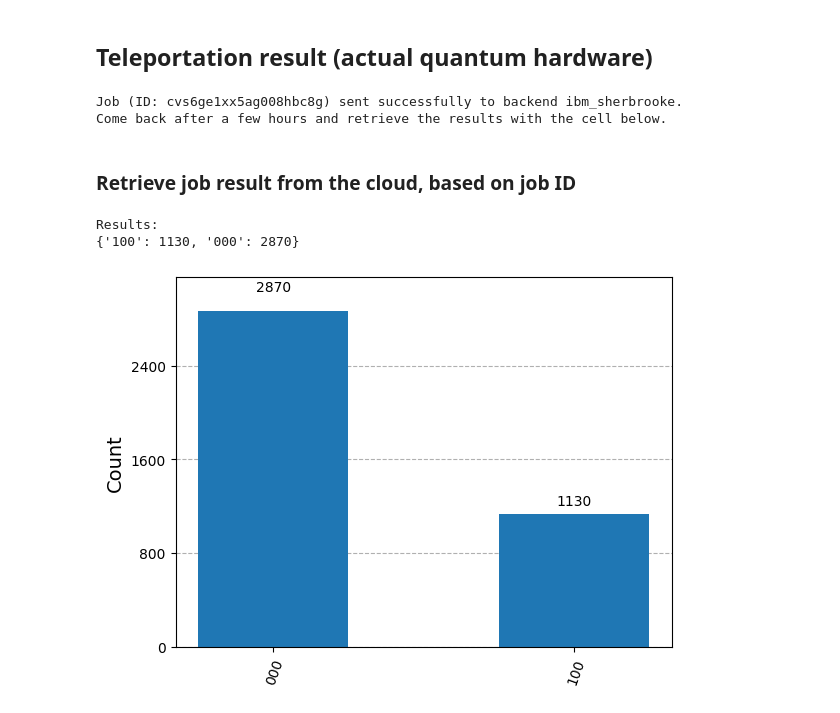
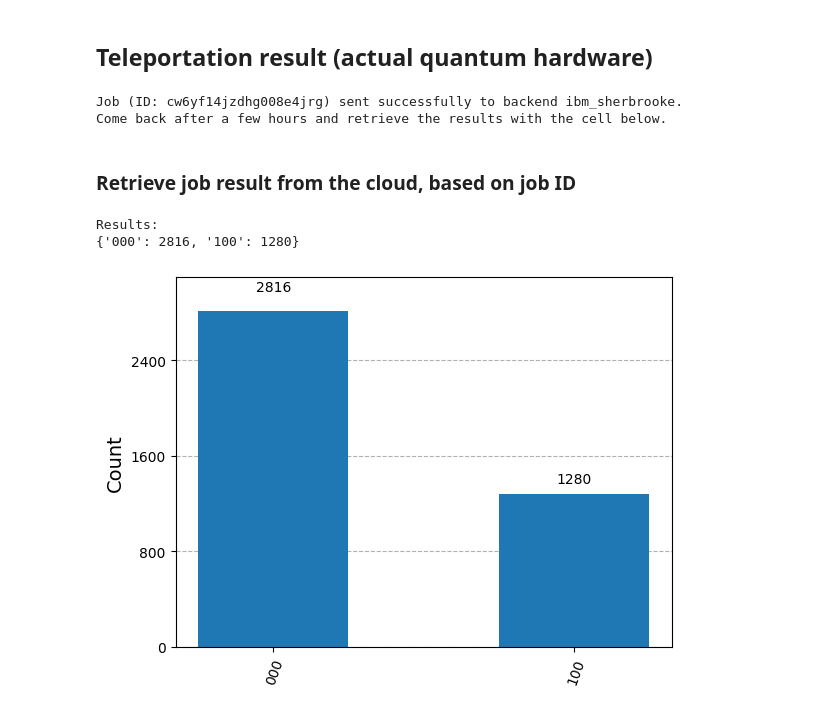
Before and after one commit to NinhVDT/mach_luong_tu_co_ban, a Jupyter notebook: quantum_tele_qiskit_one.ipynb, the cells around one changed output. Drawn from its saved outputs; the diff is of its cells as text; code cells hidden in the pictures.

Commit message:
updated online portions to be using sampler V2  syntax

```diff
--- a/quantum_tele_qiskit_one.ipynb
+++ b/quantum_tele_qiskit_one.ipynb
@@ -95,8 +95,11 @@ backend_name = "ibm_sherbrooke"
 backend = service.backend(backend_name)  # Example using a simulator
 transpiled_circuit = transpile(qc, backend)
 
-# Execute the circuit
-job = backend.run(transpiled_circuit, shots = 4096)
+# Define Sampler
+sampler = Sampler(mode=backend)
+
+# Run calculation
+job = sampler.run([transpiled_circuit], shots=4096)
 
 # Save the job ID
 job_id = job.job_id()
@@ -104,28 +107,28 @@ job_id = job.job_id()
 print(f"Job (ID: {job_id}) sent successfully to backend {backend_name}.")
 print("Come back after a few hours and retrieve the results with the cell below.")
 # %% [output]
-Job (ID: cvs6ge1xx5ag008hbc8g) sent successfully to backend ibm_sherbrooke.
+Job (ID: cw6yf14jzdhg008e4jrg) sent successfully to backend ibm_sherbrooke.
 Come back after a few hours and retrieve the results with the cell below.
 # %% [markdown]
 ### Retrieve job result from the cloud, based on job ID
 # %%
 # Monitor the job status on IQP, and run this cell when the sent job has been completed
 
 # Reload the service object, in case the nb starts up fresh
 from qiskit_ibm_runtime import QiskitRuntimeService
 service = QiskitRuntimeService(channel="ibm_quantum")
 
 # Retrieve the job result based on its ID
-retrieved_job = service.job('cvpdz1cxx5ag008h5cmg') # Put the job ID from the above cell here
+retrieved_job = service.job('cw6yf14jzdhg008e4jrg') # Put the job ID from the above cell here
 job_result = retrieved_job.result()
 
 # Print and plot results
 print("Results:")
-counts_cloud = job_result.get_counts()
+counts_cloud = job_result[0].data.c.get_counts()
 print(counts_cloud)
-plot_histogram(counts_cloud).savefig("results/quantum_tele_noise_sherbrooke.jpg")
+plot_histogram(counts_cloud).savefig("quantum_tele_noise_sherbrooke.jpg")
 plot_histogram(counts_cloud)
 # %% [output]
 Results:
-{'100': 1130, '000': 2870}
+{'000': 2816, '100': 1280}
-[figure, old version]
+[figure, new version]
```
Also changed, not shown: parts of 5 cells of this notebook, 5 other files.
